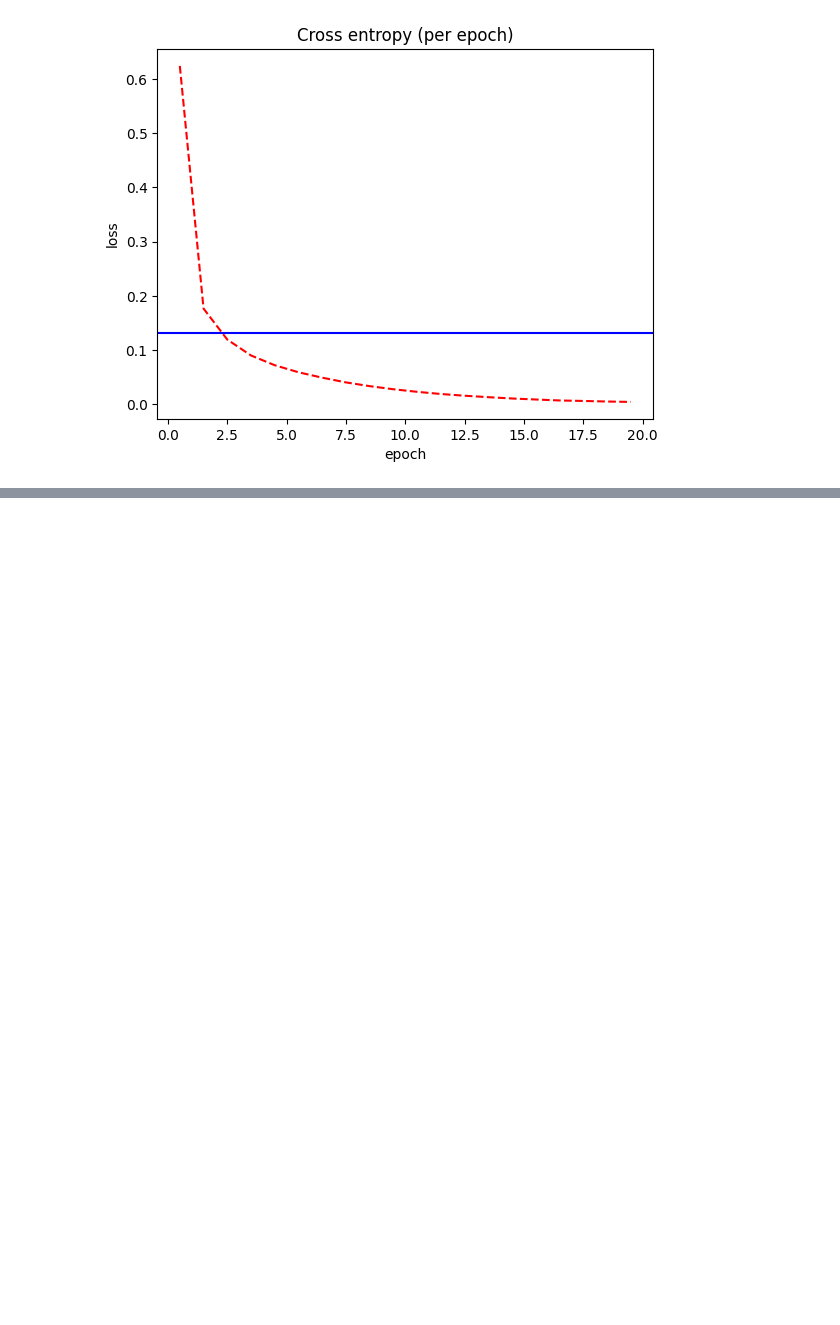
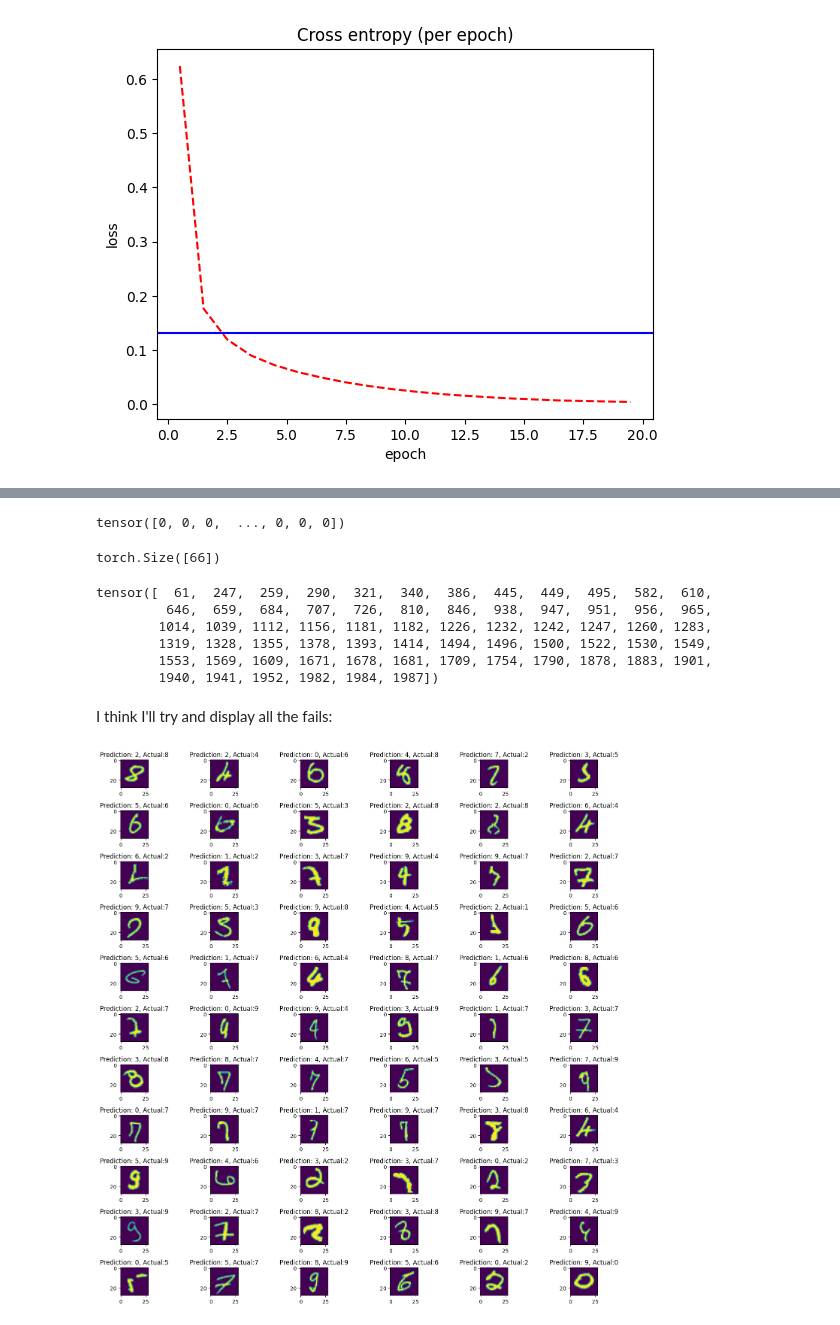
Before and after one commit to Jkig/mlPractice, a Jupyter notebook: MNIST.ipynb, the cells around one changed output, grey strips where cells are left out. Saved outputs shown, nothing was run; the diff lists cells and outputs as text; code cells hidden in the pictures; blank space fills up the shorter version.

Commit message:
playing with test data, and displaying failures

```diff
--- a/MNIST.ipynb
+++ b/MNIST.ipynb
@@ -127,0 +130,33 @@ Text(0.5, 1.0, 'Cross entropy (per epoch)')
+# %%
+diff = F.one_hot(yhats).float()-ys
+diff.argmax(axis=1)
+# %% [output]
+tensor([0, 0, 0,  ..., 0, 0, 0])
+# %%
+indecies = torch.nonzero(torch.abs(diff))[:,0][::2]
+indecies.shape
+# %% [output]
+torch.Size([66])
+# %%
+indecies
+# %% [output]
+tensor([  61,  247,  259,  290,  321,  340,  386,  445,  449,  495,  582,  610,
+         646,  659,  684,  707,  726,  810,  846,  938,  947,  951,  956,  965,
+        1014, 1039, 1112, 1156, 1181, 1182, 1226, 1232, 1242, 1247, 1260, 1283,
+        1319, 1328, 1355, 1378, 1393, 1414, 1494, 1496, 1500, 1522, 1530, 1549,
+        1553, 1569, 1609, 1671, 1678, 1681, 1709, 1754, 1790, 1878, 1883, 1901,
+        1940, 1941, 1952, 1982, 1984, 1987])
+# %%
+index_list = indecies.tolist()
+# %% [markdown]
+I think I'll try and display all the fails:
+# %%
+fig, ax = plt.subplots(11,6,figsize=(15,15))
+for i, index in enumerate(index_list):
+    plt.subplot(11,6,i+1)
+    plt.imshow(xs[index])
+    plt.title(f'Prediction: {yhats[index]}, Actual:{torch.nonzero(ys[index])[0][0]}')
+fig.tight_layout()
+plt.show()
+# %% [output]
+[figure, added]
```
Also changed, not shown: parts of 1 cell of this notebook.
